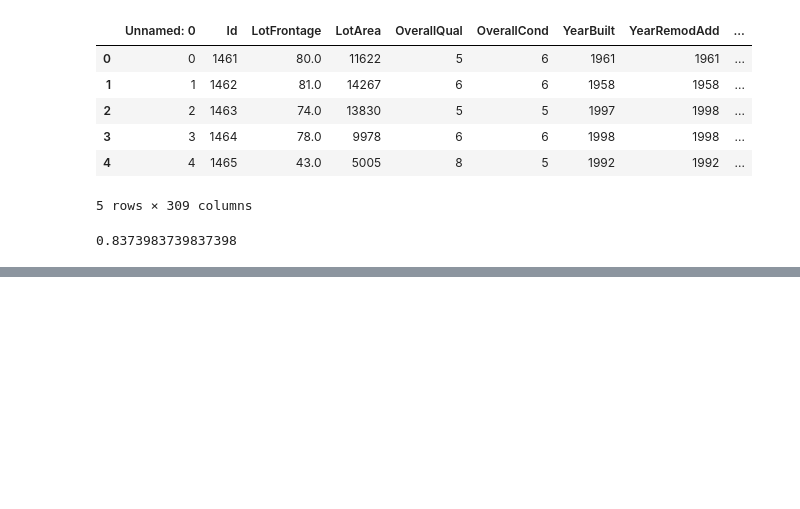
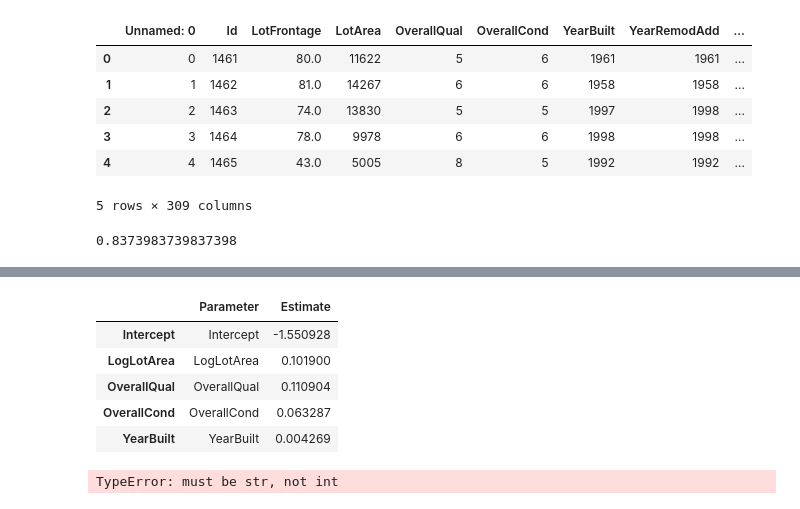
Before and after one commit to tdeason416/ds6371_group, a Jupyter notebook: Kaggalize.ipynb, the cells around one changed output, grey strips where cells are left out. Cells and saved outputs as stored; diff of their text form; code cells hidden in the pictures; blank space fills up the shorter version.

```diff
--- a/Kaggalize.ipynb
+++ b/Kaggalize.ipynb
@@ -156,0 +180,23 @@ cust_predictions.to_csv('data/custom_predictions.csv')
+# %%
+## Stepwise
+custom = pd.read_csv('data/stepwise_params.csv')
+test = pd.read_csv('test.csv').set_index('Id')
+idx = ['#'.join(var.split()) for var in custom['Parameter'].values]
+custom.index = idx
+
+custthings = pyfunctions.bring_dummy_to_test(custom, test)
+
+cust_predictions = pyfunctions.get_predictions(custom, custthings)
+
+cust_predictions = pd.DataFrame(cust_predictions).reset_index()
+cust_predictions.columns = ['Id', 'SalePrice']
+cust_predictions.set_index('Id', inplace=True)
+# %%
+custom.head()
+# %% [output]
+|  | Parameter | Estimate |
+| Intercept | Intercept | -1.550928 |
+| LogLotArea | LogLotArea | 0.101900 |
+| OverallQual | OverallQual | 0.110904 |
+| OverallCond | OverallCond | 0.063287 |
+| YearBuilt | YearBuilt | 0.004269 |
@@ -156,0 +205,4 @@ cust_predictions.to_csv('data/custom_predictions.csv')
+# %%
+deason_params = pd.read_csv('data/deason_params.csv', header=['Parameter', 'Estimate'])
+# %% [output]
+TypeError: must be str, not int
```
Also changed, not shown: parts of 21 cells of this notebook, 7 other files.
